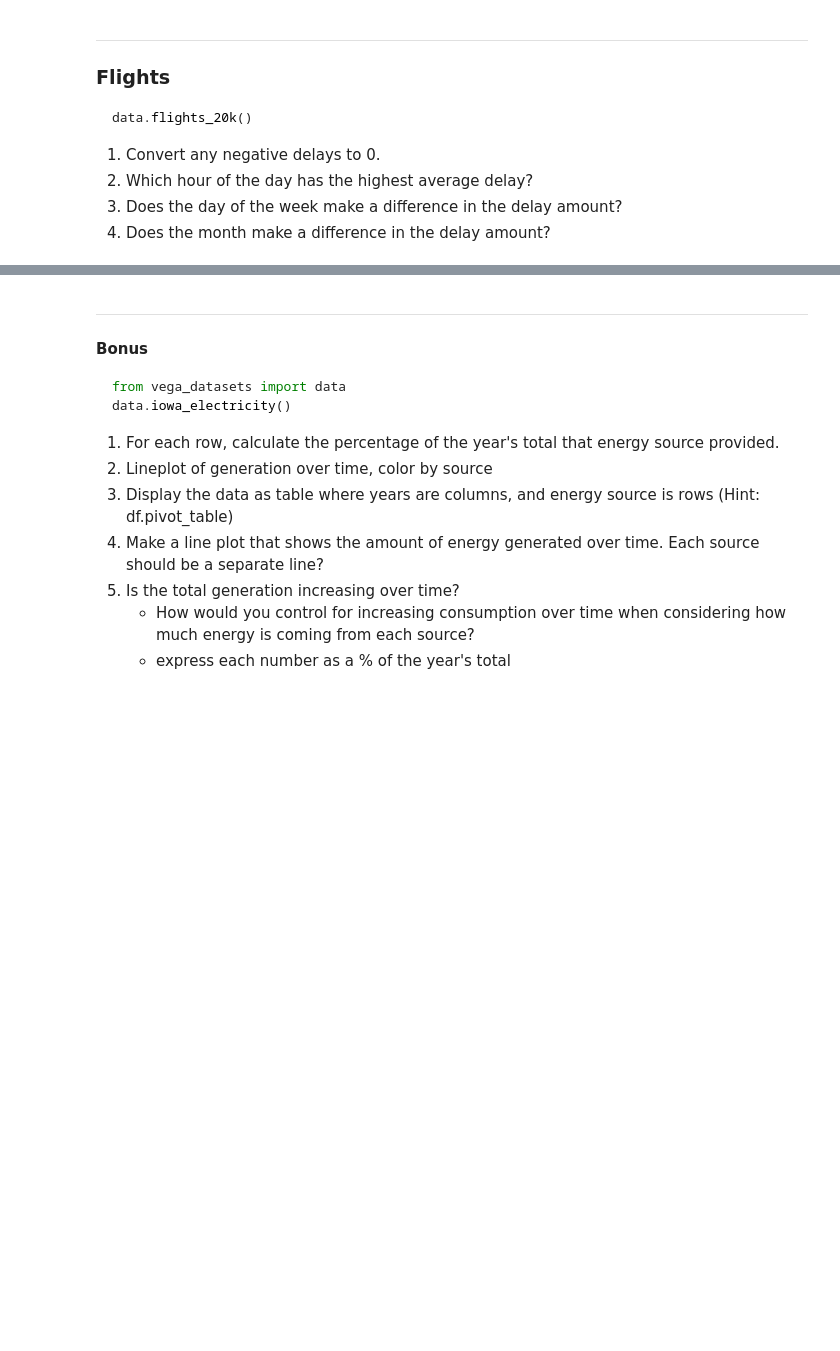
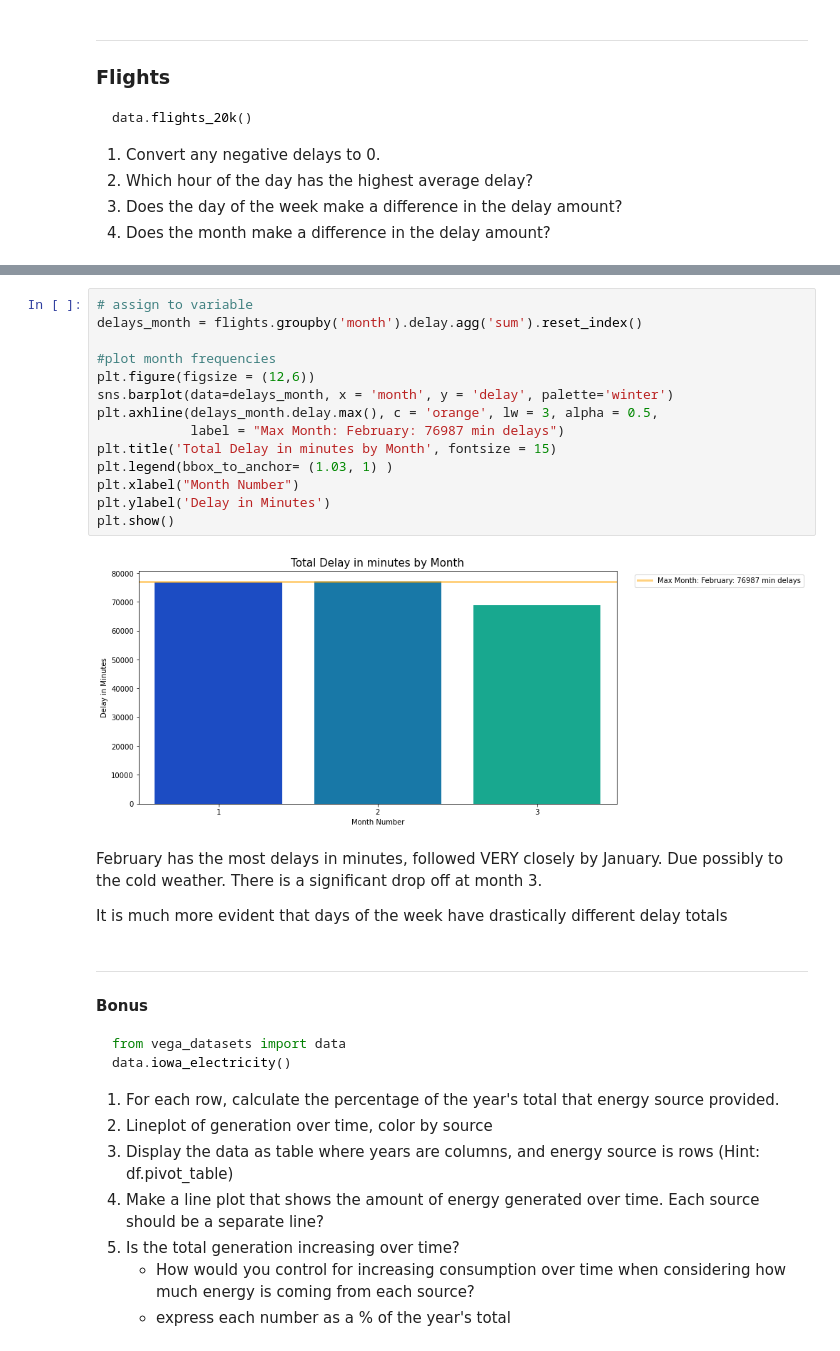
Before and after one commit to HeatherOrtegaMcMillan/time-series-exercises, a Jupyter notebook: exercises_time_series.ipynb, the cells around one changed output, grey strips where cells are left out. Drawn from its saved outputs; the diff is of its cells as text; blank space fills up the shorter version.

```diff
--- a/exercises_time_series.ipynb
+++ b/exercises_time_series.ipynb
@@ -240,3 +427,23 @@ data.flights_20k()
+# %%
+# assign to variable
+delays_month = flights.groupby('month').delay.agg('sum').reset_index()
+
+#plot month frequencies
+plt.figure(figsize = (12,6))
+sns.barplot(data=delays_month, x = 'month', y = 'delay', palette='winter')
+plt.axhline(delays_month.delay.max(), c = 'orange', lw = 3, alpha = 0.5,
+            label = "Max Month: February: 76987 min delays")
+plt.title('Total Delay in minutes by Month', fontsize = 15)
+plt.legend(bbox_to_anchor= (1.03, 1) )
+plt.xlabel("Month Number")
+plt.ylabel('Delay in Minutes')
+plt.show()
+# %% [output]
+[figure, added]
+# %% [markdown]
+February has the most delays in minutes, followed VERY closely by January. Due possibly to the cold weather. There is a significant drop off at month 3.
+
+It is much more evident that days of the week have drastically different delay totals
 # %% [markdown]
 -----
 #### Bonus
```
Also changed, not shown: parts of 21 cells of this notebook.
